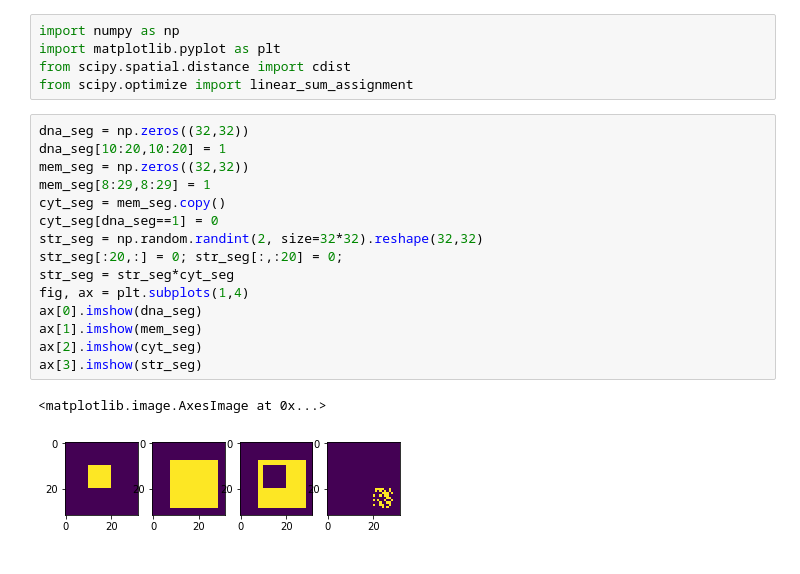
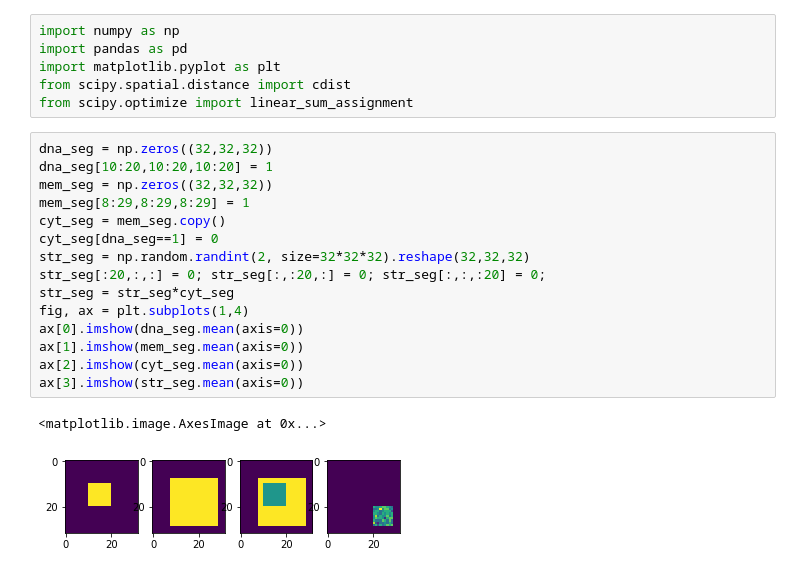
Before and after one commit to AllenInstitute/qcb-analysis, a Jupyter notebook: data-scripts/misc/dispersion.ipynb, the cells around one changed output. Saved outputs shown, nothing was run; the diff lists cells and outputs as text.

```diff
--- a/data-scripts/misc/dispersion.ipynb
+++ b/data-scripts/misc/dispersion.ipynb
@@ -1,24 +1,25 @@
 # %%
 import numpy as np
+import pandas as pd
 import matplotlib.pyplot as plt
 from scipy.spatial.distance import cdist
 from scipy.optimize import linear_sum_assignment
 # %%
-dna_seg = np.zeros((32,32))
-dna_seg[10:20,10:20] = 1
-mem_seg = np.zeros((32,32))
-mem_seg[8:29,8:29] = 1
+dna_seg = np.zeros((32,32,32))
+dna_seg[10:20,10:20,10:20] = 1
+mem_seg = np.zeros((32,32,32))
+mem_seg[8:29,8:29,8:29] = 1
 cyt_seg = mem_seg.copy()
 cyt_seg[dna_seg==1] = 0
-str_seg = np.random.randint(2, size=32*32).reshape(32,32)
-str_seg[:20,:] = 0; str_seg[:,:20] = 0;
+str_seg = np.random.randint(2, size=32*32*32).reshape(32,32,32)
+str_seg[:20,:,:] = 0; str_seg[:,:20,:] = 0; str_seg[:,:,:20] = 0;
 str_seg = str_seg*cyt_seg
 fig, ax = plt.subplots(1,4)
-ax[0].imshow(dna_seg)
-ax[1].imshow(mem_seg)
-ax[2].imshow(cyt_seg)
-ax[3].imshow(str_seg)
+ax[0].imshow(dna_seg.mean(axis=0))
+ax[1].imshow(mem_seg.mean(axis=0))
+ax[2].imshow(cyt_seg.mean(axis=0))
+ax[3].imshow(str_seg.mean(axis=0))
 # %% [output]
 <matplotlib.image.AxesImage at 0x...>
-[figure, old version]
+[figure, new version]
 # %%
```
Also changed, not shown: parts of 8 cells of this notebook.
